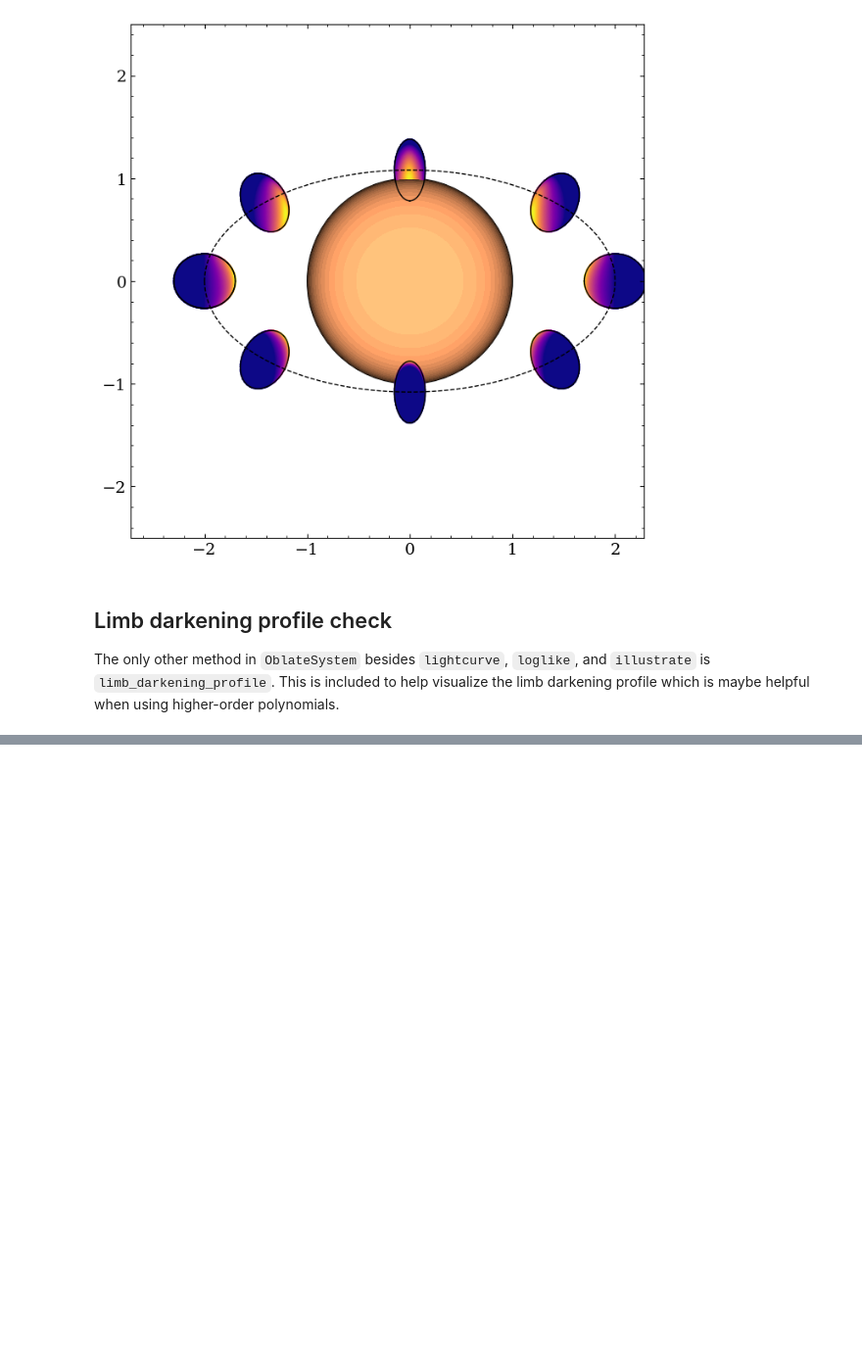
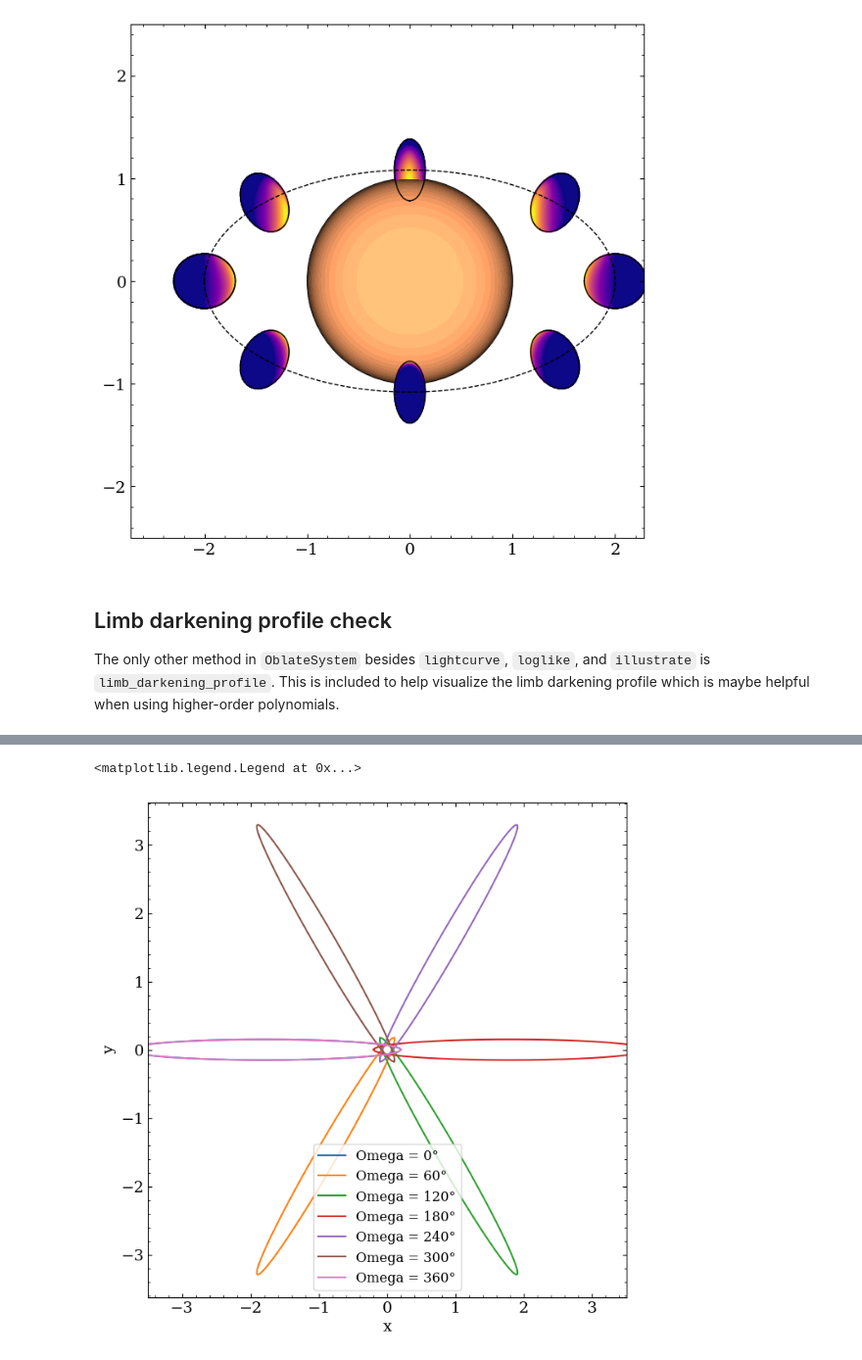
Before and after one commit to ben-cassese/squishyplanet, a Jupyter notebook: docs/tutorials/illustrations.ipynb, the cells around one changed output, grey strips where cells are left out. Shown at 98% size. Saved outputs shown, nothing was run; the diff lists cells and outputs as text; code cells hidden in the pictures; blank space fills up the shorter version.

```diff
--- a/docs/tutorials/illustrations.ipynb
+++ b/docs/tutorials/illustrations.ipynb
@@ -271,0 +354,36 @@ ax.set(
+# %%
+# big Omega- transits and RVs are not sensitive to this parameter,
+# so by default we always set it to Pi. This ensures that a transiting planet moves
+# left->right and reaches conjunction at true anomaly=pi/4 (if it's circular)
+
+# still, it can be set to other values in squishyplanet
+# here, we give each orbit some inclination but keep little omage fixed at 0, emphazing
+# that big Omega is a rotation around the sky Z axis
+
+base = {
+    "t_peri": 0.0,
+    "times": jnp.linspace(0.0, 5, 400),
+    "a": 2.0,
+    "e": 0.9,
+    "omega": 0.0,
+    "Omega": 0.0,
+    "period": 5,
+    "r": 0.3,
+    "i": 80 * jnp.pi / 180,
+    "ld_u_coeffs": jnp.array([0.0, 0.0]),
+}
+planet = OblateSystem(**base)
+
+fig, ax = plt.subplots(figsize=(8, 8))
+for Omega in jnp.arange(0, 361, 60):
+    base["Omega"] = jnp.deg2rad(Omega)
+    planet = OblateSystem(**base)
+
+    ax.plot(planet.state["x_c"], planet.state["y_c"], label=f"Omega = {Omega}°")
+
+ax.set(xlabel="x", ylabel="y", xlim=(-3.5, 3.5), aspect="equal")
+
+ax.legend(prop={"size": 12})
+# %% [output]
+<matplotlib.legend.Legend at 0x...>
+[figure, added]
```
Also changed, not shown: parts of 6 cells of this notebook, 10 other files.
